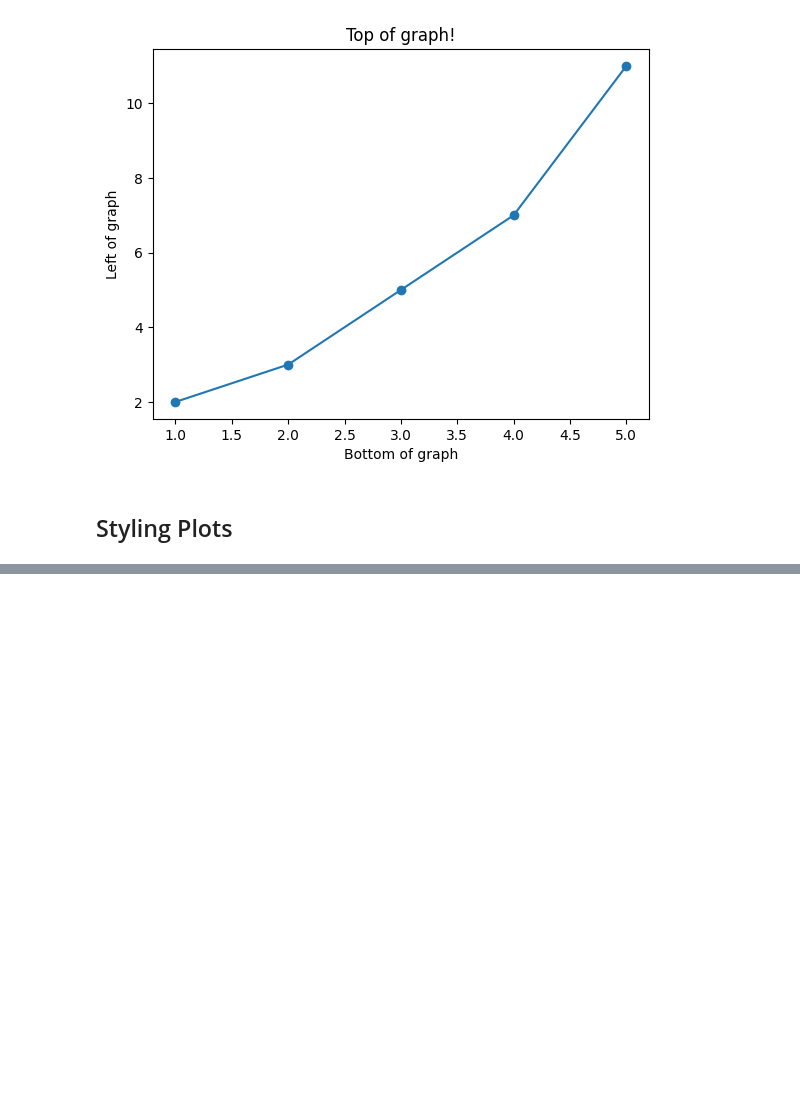
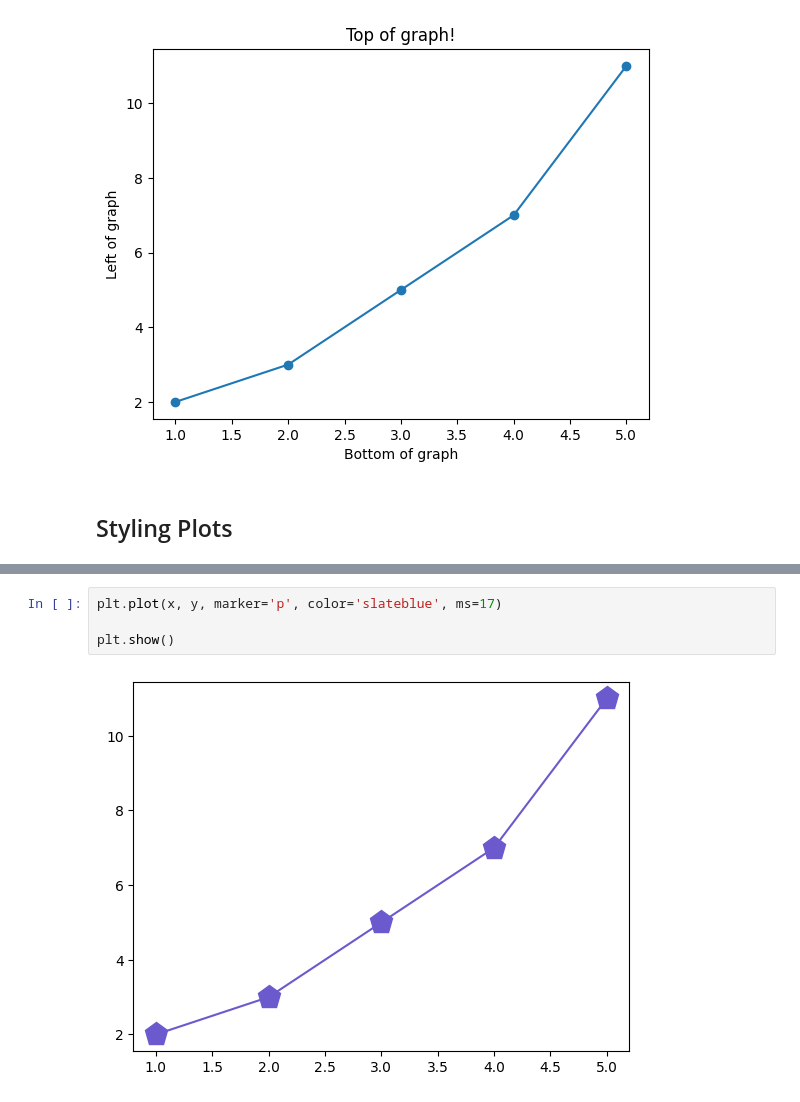
Before and after one commit to edmundvi/data-analytics, a Jupyter notebook: week-07/Ex3A_Plotting_Data.ipynb, the cells around one changed output, grey strips where cells are left out. Cells and saved outputs as stored; diff of their text form; blank space fills up the shorter version.

```diff
--- a/week-07/Ex3A_Plotting_Data.ipynb
+++ b/week-07/Ex3A_Plotting_Data.ipynb
@@ -37,0 +47,6 @@ plt.show()
+# %%
+plt.plot(x, y, marker='p', color='slateblue', ms=17)
+
+plt.show()
+# %% [output]
+[figure, added]
```
Also changed, not shown: parts of 10 cells of this notebook.
